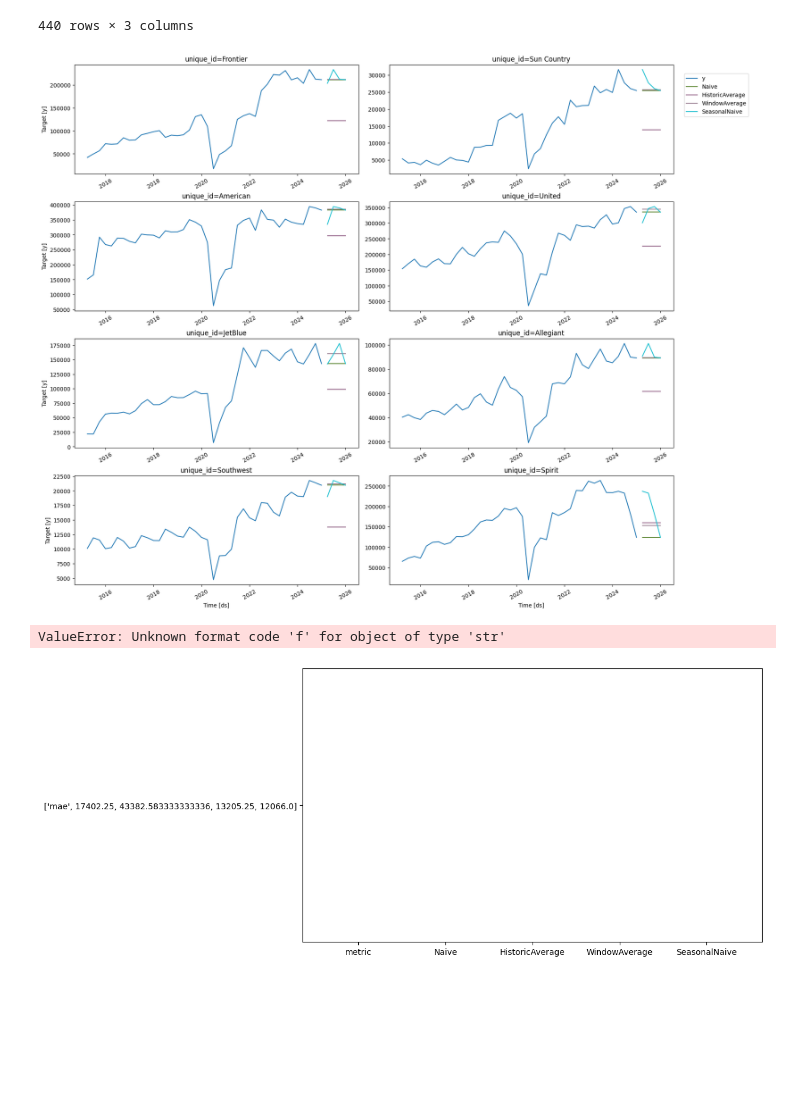
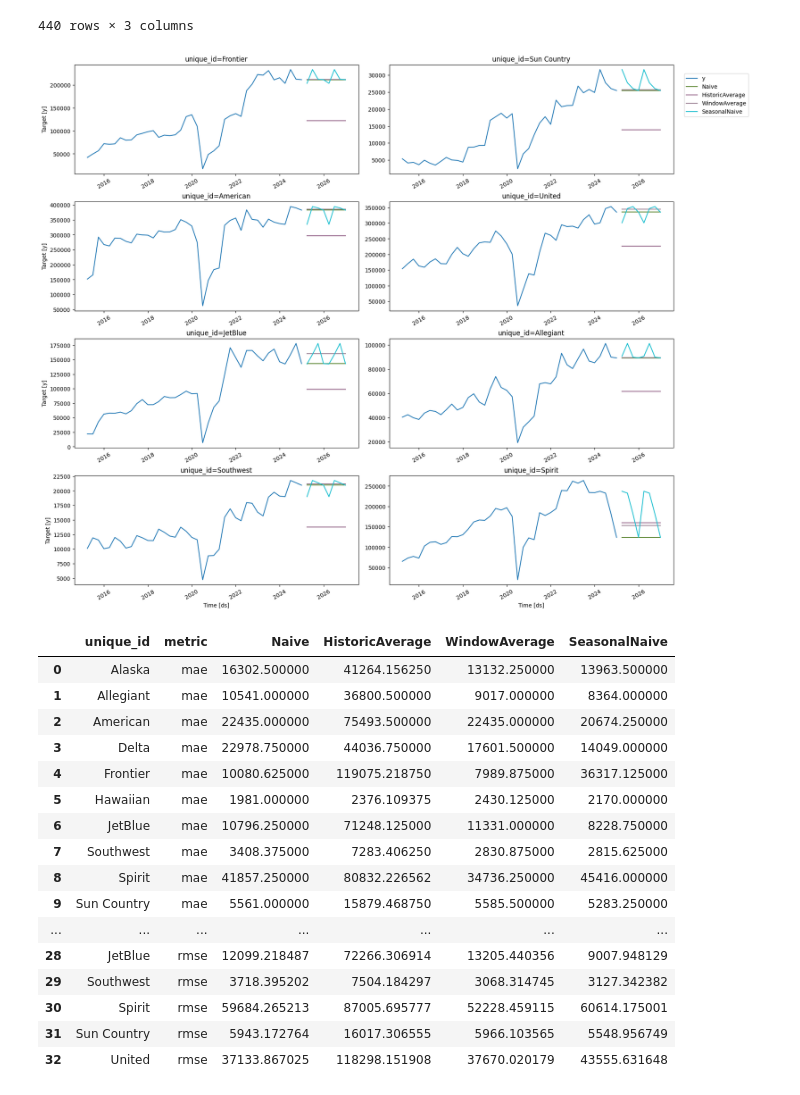
Before and after one commit to PranavShidlaghatta/BaggageRevenueModel, a Jupyter notebook: notebooks/bag_rev_forecast.ipynb, the cells around one changed output. Drawn from its saved outputs; the diff is of its cells as text; code cells hidden in the pictures; blank space fills up the shorter version.

```diff
--- a/notebooks/bag_rev_forecast.ipynb
+++ b/notebooks/bag_rev_forecast.ipynb
@@ -44,22 +46,22 @@ df_long
 440 rows × 3 columns
 # %%
 # Baseline models
-horizon = 4 # forecasting a year ahead
+horizon = 8 # forecasting a year ahead
 
 models = [
     Naive(),
     HistoricAverage(),
     WindowAverage(window_size=2),
     SeasonalNaive(season_length=4)
 ]
 
-sf = StatsForecast(models=models, freq='Q')
+sf = StatsForecast(models=models, freq='QE')
 sf.fit(df=df_long)
 preds = sf.predict(h=horizon)
 preds.head()
 plot_series(df=df_long, forecasts_df=preds)
 # %% [output]
-[figure, old version]
+[figure, new version]
 # %%
 # Evaluation of Baseline Models
 
@@ -70,27 +72,23 @@ sf.fit(df=train)
 preds = sf.predict(h=horizon)
 eval_df = pd.merge(test, preds, 'left', ['unique_id', 'ds'])
 # %%
-evaluation = evaluate(
-    df=eval_df,
-    metrics=[mae, mape, rmse]
-)
-
-# Display the evaluation results
-methods = evaluation.columns[1:].tolist()
-values = evaluation.iloc[0, 1:].tolist()
-
-plt.figure(figsize=(10, 6))
-bars = plt.bar(methods, values)
-
-for bar, value in zip(bars, values):
-    plt.text(bar.get_x() + bar.get_width()/2, bar.get_height() + 0.05,
-             f'{value:.3f}', ha='center', va='bottom', fontweight='bold')
-
-plt.xlabel('Baseline Meodels')
-plt.ylabel('Mean absolute error (MAE)')
-plt.tight_layout()
-
-plt.show()
+evaluation = evaluate( df=eval_df, metrics=[mae, mape, rmse] )
+evaluation
 # %% [output]
-ValueError: Unknown format code 'f' for object of type 'str'
-[figure, removed]
+|  | unique_id | metric | Naive | HistoricAverage | WindowAverage | SeasonalNaive |
+| 0 | Alaska | mae | 16302.500000 | 41264.156250 | 13132.250000 | 13963.500000 |
+| 1 | Allegiant | mae | 10541.000000 | 36800.500000 | 9017.000000 | 8364.000000 |
+| 2 | American | mae | 22435.000000 | 75493.500000 | 22435.000000 | 20674.250000 |
+| 3 | Delta | mae | 22978.750000 | 44036.750000 | 17601.500000 | 14049.000000 |
+| 4 | Frontier | mae | 10080.625000 | 119075.218750 | 7989.875000 | 36317.125000 |
+| 5 | Hawaiian | mae | 1981.000000 | 2376.109375 | 2430.125000 | 2170.000000 |
+| 6 | JetBlue | mae | 10796.250000 | 71248.125000 | 11331.000000 | 8228.750000 |
+| 7 | Southwest | mae | 3408.375000 | 7283.406250 | 2830.875000 | 2815.625000 |
+| 8 | Spirit | mae | 41857.250000 | 80832.226562 | 34736.250000 | 45416.000000 |
+| 9 | Sun Country | mae | 5561.000000 | 15879.468750 | 5585.500000 | 5283.250000 |
+| ... | ... | ... | ... | ... | ... | ... |
+| 28 | JetBlue | rmse | 12099.218487 | 72266.306914 | 13205.440356 | 9007.948129 |
+| 29 | Southwest | rmse | 3718.395202 | 7504.184297 | 3068.314745 | 3127.342382 |
+| 30 | Spirit | rmse | 59684.265213 | 87005.695777 | 52228.459115 | 60614.175001 |
+| 31 | Sun Country | rmse | 5943.172764 | 16017.306555 | 5966.103565 | 5548.956749 |
+| 32 | United | rmse | 37133.867025 | 118298.151908 | 37670.020179 | 43555.631648 |
```
Also changed, not shown: parts of 3 cells of this notebook.
